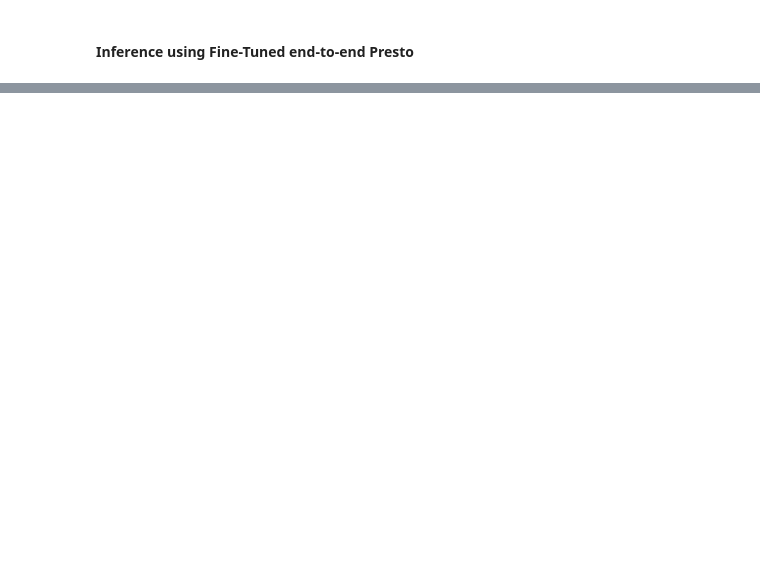
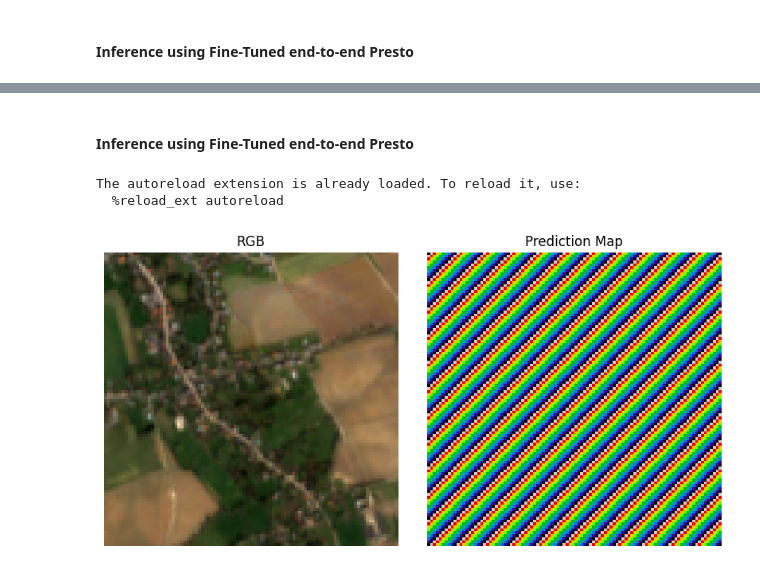
Before and after one commit to ScaleAGData/scaleag-vito, a Jupyter notebook: notebooks/few_shot_learning.ipynb, the cells around one changed output, grey strips where cells are left out. Cells and saved outputs as stored; diff of their text form; code cells hidden in the pictures; blank space fills up the shorter version.

```diff
--- a/notebooks/few_shot_learning.ipynb
+++ b/notebooks/few_shot_learning.ipynb
@@ -444,0 +426,6 @@ plot_results(predictions_map, path_to_input_file=inference_file, task=task_type,
+# %%
+# dataset parameters
+num_timesteps = train_df.available_timesteps.max()
+task_type = "multiclass"
+target_name = "CROPTYPE_LABEL"
+composite_window = "month"
@@ -444,0 +462,11 @@ plot_results(predictions_map, path_to_input_file=inference_file, task=task_type,
+# %%
+# set up fine tuning  hyperparameters
+epochs = 100
+batch_size = 100
+patience = 5
+num_workers = 2
+pretrained_model_path = "https://artifactory.vgt.vito.be/artifactory/auxdata-public/scaleagdata/models/presto-ss-wc_30D.pt"
+# pretrained_model_path = "/home/giorgia/Private/data/worldcereal/presto-ss-wc_longparquet_random-window-cut_no-time-token_epoch96.pt"
+
+experiment_name = "presto_wc_ft_croptype"
+output_dir = Path("/home/giorgia/Private/models_FSL/worldcereal/")
@@ -444,0 +514,25 @@ plot_results(predictions_map, path_to_input_file=inference_file, task=task_type,
+# %% [markdown]
+#### Inference using Fine-Tuned end-to-end Presto
+# %%
+finetuned_model = load_finetuned_model(output_dir / experiment_name, task_type=task_type, num_outputs=9)
+inference_file = Path("/home/giorgia/Private/git/worldcereal-classification/tests/worldcerealtests/testresources/worldcereal_preprocessed_inputs.nc")
+# %%
+%load_ext autoreload
+%autoreload 2
+
+from scaleagdata_vito.presto.inference import reshape_result, plot_results
+presto_model = PrestoPredictor(
+    model=finetuned_model,
+    batch_size=50,
+    task_type=task_type,
+    composite_window=composite_window,
+)
+
+predictions = presto_model.predict(inference_file)
+prob_map = reshape_result(predictions, path_to_input_file=inference_file)
+pred_map = presto_model.get_predictions(prob_map)
+plot_results(pred_map=pred_map, path_to_input_file=inference_file, task=task_type, ts_index=4)
+# %% [output]
+The autoreload extension is already loaded. To reload it, use:
+  %reload_ext autoreload
+[figure, added]
```
Also changed, not shown: parts of 61 cells of this notebook.
